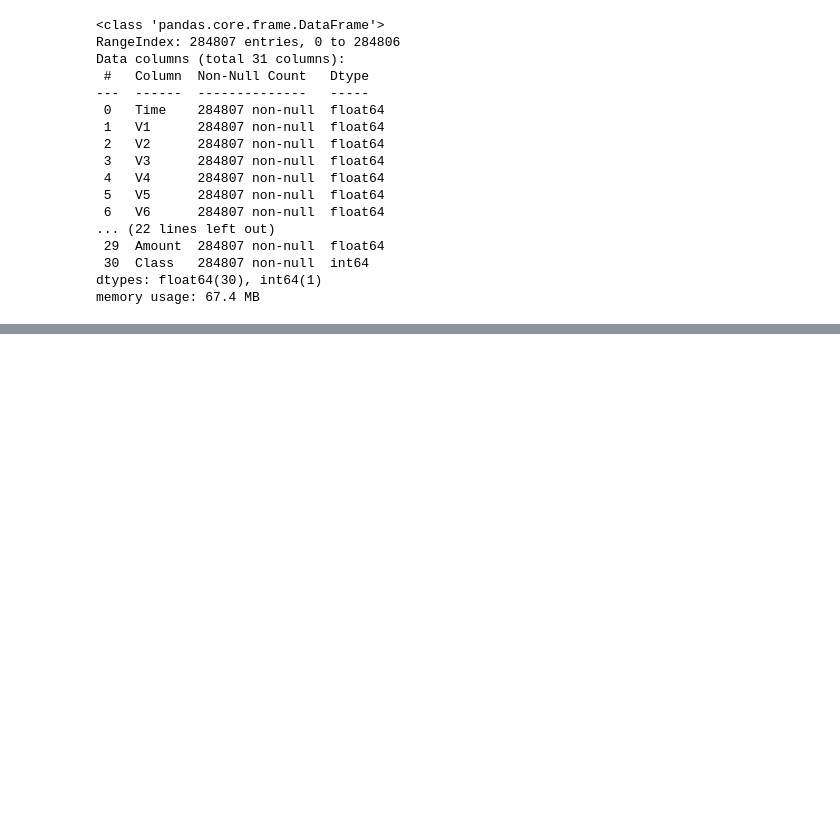
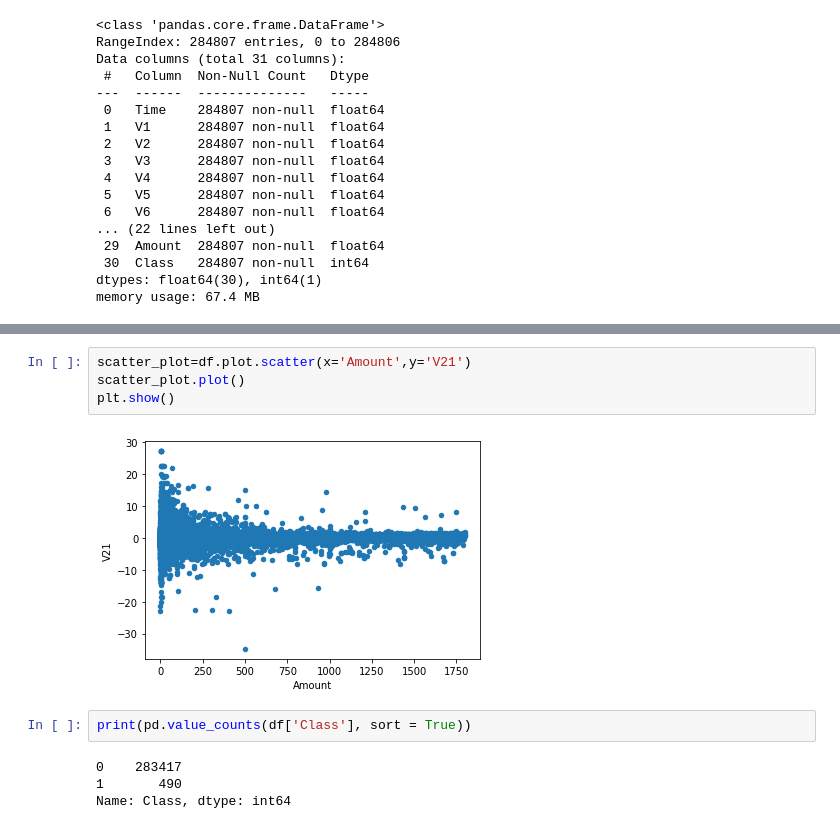
Before and after one commit to MiguelJ125/creditcard_Jaramillo, a Jupyter notebook: Creditcard_Jaramillo_EDA.ipynb, the cells around one changed output, grey strips where cells are left out. Cells and saved outputs as stored; diff of their text form; blank space fills up the shorter version.

```diff
--- a/Creditcard_Jaramillo_EDA.ipynb
+++ b/Creditcard_Jaramillo_EDA.ipynb
@@ -78,0 +82,12 @@ plt.show()
+# %%
+scatter_plot=df.plot.scatter(x='Amount',y='V21')
+scatter_plot.plot()
+plt.show()
+# %% [output]
+[figure, added]
+# %%
+print(pd.value_counts(df['Class'], sort = True))
+# %% [output]
+0    283417
+1       490
+Name: Class, dtype: int64
```
Also changed, not shown: parts of 5 cells of this notebook.
